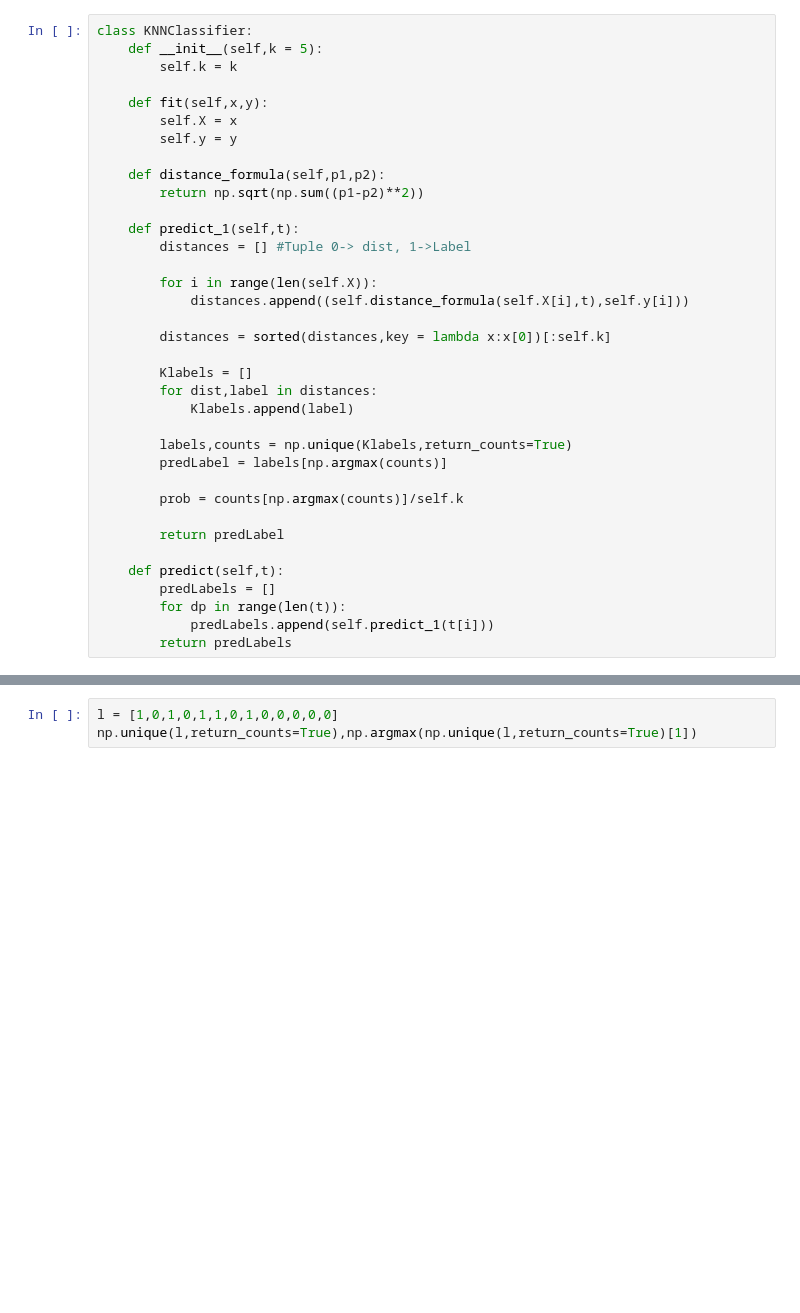
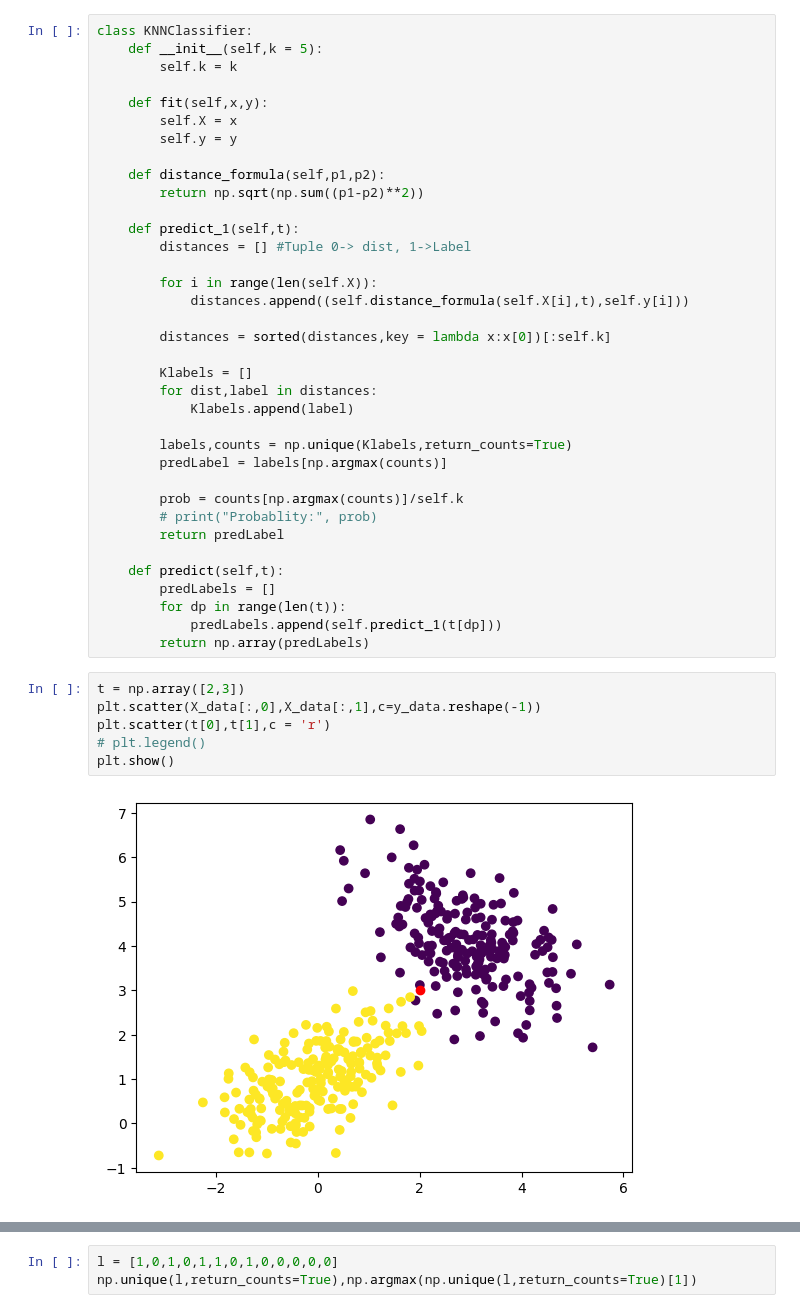
Before and after one commit to ShubhamSinghal12/DS_PP_APR_24, a Jupyter notebook: KNN/KNN.ipynb, the cells around one changed output, grey strips where cells are left out. Saved outputs shown, nothing was run; the diff lists cells and outputs as text; blank space fills up the shorter version.

```diff
--- a/KNN/KNN.ipynb
+++ b/KNN/KNN.ipynb
@@ -30,11 +51,19 @@ class KNNClassifier:
         predLabel = labels[np.argmax(counts)]
 
         prob = counts[np.argmax(counts)]/self.k
-
+        # print("Probablity:", prob)
         return predLabel
 
     def predict(self,t):
         predLabels = []
         for dp in range(len(t)):
-            predLabels.append(self.predict_1(t[i]))
-        return predLabels
+            predLabels.append(self.predict_1(t[dp]))
+        return np.array(predLabels)
+# %%
+t = np.array([2,3])
+plt.scatter(X_data[:,0],X_data[:,1],c=y_data.reshape(-1))
+plt.scatter(t[0],t[1],c = 'r')
+# plt.legend()
+plt.show()
+# %% [output]
+[figure, added]
```
Also changed, not shown: parts of 11 cells of this notebook, 1 other file.
